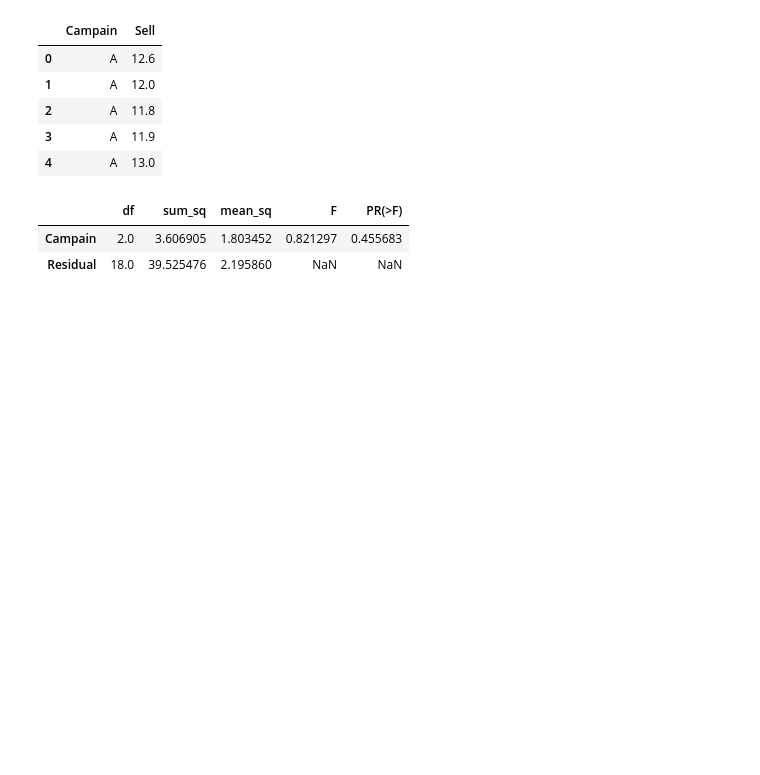
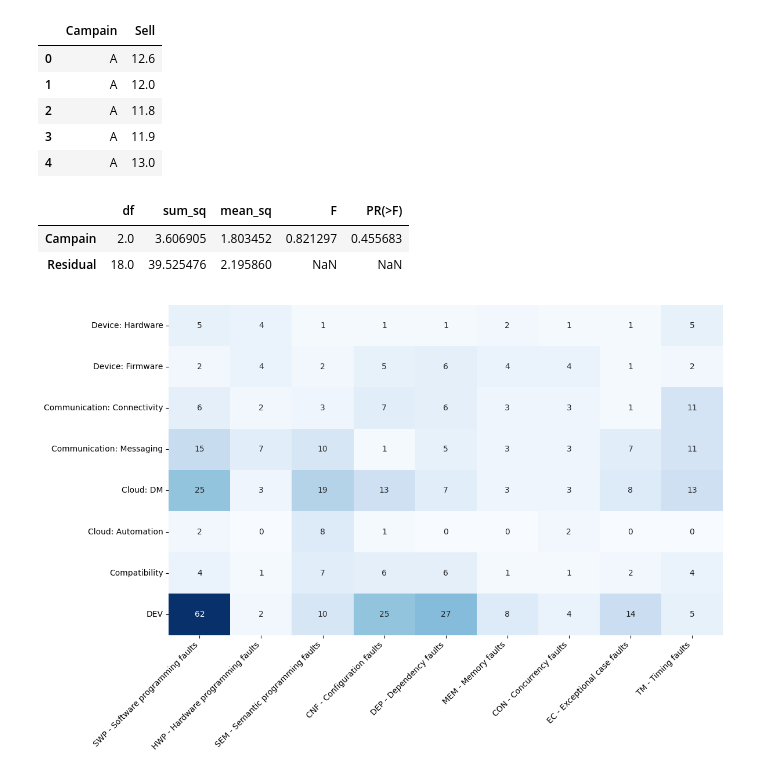
Before and after one commit to smarteist/ML-and-Deep, a Jupyter notebook: Untitled.ipynb, the cells around one changed output. Drawn from its saved outputs; the diff is of its cells as text; code cells hidden in the pictures; blank space fills up the shorter version.

```diff
--- a/Untitled.ipynb
+++ b/Untitled.ipynb
@@ -21,3 +21,71 @@ sm.stats.anova_lm(result)
 |  | df | sum_sq | mean_sq | F | PR(>F) |
 | Campain | 2.0 | 3.606905 | 1.803452 | 0.821297 | 0.455683 |
 | Residual | 18.0 | 39.525476 | 2.195860 | NaN | NaN |
+# %%
+import numpy as np
+import pandas as pd
+import seaborn as sns
+import matplotlib.pyplot as plt
+
+# Data for the correlation table
+data = {
+    "SWP": [5 , 2 , 6 , 15, 25, 2, 4, 62],
+    "HWP": [4 , 4 , 2 , 7 , 3 , 0, 1, 2 ],
+    "SEM": [1 , 2 , 3 , 10, 19, 8, 7, 10],
+    "CNF": [1 , 5 , 7 , 1 , 13, 1, 6, 25],
+    "DEP": [1 , 6 , 6 , 5 , 7 , 0, 6, 27],
+    "MEM": [2 , 4 , 3 , 3 , 3 , 0, 1, 8 ],
+    "CON": [1 , 4 , 3 , 3 , 3 , 2, 1, 4 ],
+    "EC":  [1 , 1 , 1 , 7 , 8 , 0, 2, 14],
+    "TM":  [5 , 2 , 11, 11, 13 ,0, 4, 5 ],
+}
+
+# Labels for the rows
+labels = [
+    "Device: Hardware",
+    "Device: Firmware",
+    "Communication: Connectivity",
+    "Communication: Messaging",
+    "Cloud: DM",
+    "Cloud: Automation",
+    "Compatibility",
+    "DEV",
+]
+
+
+
+# Descriptions for each root cause (data labels)
+descriptions = {
+    "SWP": "Software programming faults",
+    "HWP": "Hardware programming faults",
+    "SEM": "Semantic programming faults",
+    "CNF": "Configuration faults",
+    "DEP": "Dependency faults",
+    "MEM": "Memory faults",
+    "CON": "Concurrency faults",
+    "EC": "Exceptional case faults",
+    "TM": "Timing faults",
+}
+
+# Create a DataFrame
+df = pd.DataFrame(data, index=labels)
+
+# Create a list of full column names with descriptions
+column_descriptions = [f"{col} - {descriptions[col]}" for col in df.columns]
+
+# Plot the heatmap
+plt.figure(figsize=(12, 8))
+sns.heatmap(df, annot=True, cmap="Blues", fmt="d", cbar=False, annot_kws={"fontsize": 10})
+
+# Add descriptive labels to the axes
+plt.xticks(ticks=np.arange(len(column_descriptions)) + 0.5, labels=column_descriptions, rotation=45, ha="right", fontsize=10)
+plt.yticks(rotation=0, fontsize=10)
+
+
+# Adjust layout
+plt.tight_layout()
+
+# Show the plot
+plt.show()
+# %% [output]
+[figure, added]
```
Also changed, not shown: parts of 1 cell of this notebook, 30 other files.
